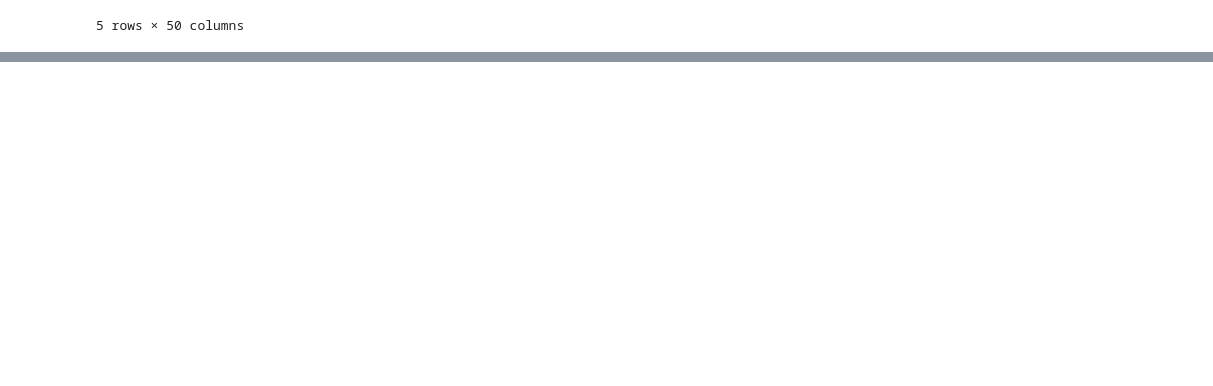
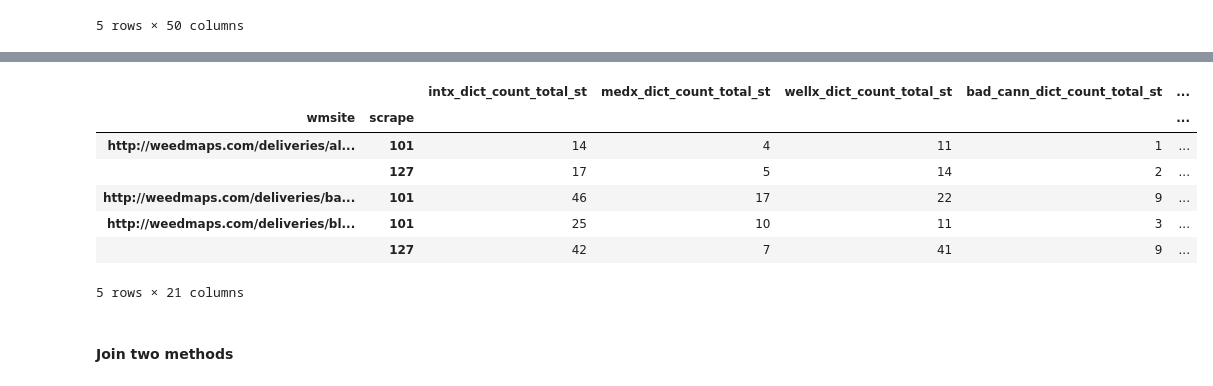
Before and after one commit to WenhaoP/Cannabis-Integration, a Jupyter notebook: BERT/dictionary_method.ipynb, the cells around one changed output, grey strips where cells are left out. Cells and saved outputs as stored; diff of their text form; code cells hidden in the pictures; blank space fills up the shorter version.

```diff
--- a/BERT/dictionary_method.ipynb
+++ b/BERT/dictionary_method.ipynb
@@ -98,0 +224,21 @@ final.head()
+# %%
+full_dataset['intx_dict_count_prop'] = full_dataset['intx_dict_count'] / full_dataset['total_word_count']
+full_dataset['medx_dict_count_prop'] = full_dataset['medx_dict_count'] / full_dataset['total_word_count']
+full_dataset['wellx_dict_count_prop'] = full_dataset['wellx_dict_count'] / full_dataset['total_word_count']
+full_dataset['bad_cann_dict_count_prop'] = full_dataset['bad_cann_dict_count'] / full_dataset['total_word_count']
+full_dataset['good_cann_dict_count_prop'] = full_dataset['good_cann_dict_count'] / full_dataset['total_word_count']
+# %%
+full_dataset['is_commoditization'] = ((full_dataset['total_word_count'] < 15) &
+                                      (full_dataset['intx_dict_count'] == 0) &
+                                      (full_dataset['medx_dict_count'] == 0) &
+                                      (full_dataset['wellx_dict_count'] == 0) &
+                                    #   (full_dataset['bad_cann_dict_count'] == 0) &
+                                    #   (full_dataset['good_cann_dict_count'] == 0) &
+                                      full_dataset['straindescription'].str.contains(r"(thc|cbd|%)"))
+                                    #   full_dataset['straindescription'].str.contains(r"\d+"))
+
+full_dataset['is_empty'] = ((full_dataset['total_word_count'] < 5) &
+                            (full_dataset['intx_dict_count'] == 0) &
+                            (full_dataset['medx_dict_count'] == 0) &
+                            (full_dataset['wellx_dict_count'] == 0) &
+                            (~ full_dataset['straindescription'].str.contains(r"(thc|cbd|%)")))
@@ -98,0 +255,34 @@ final.head()
+# %%
+label_obs = full_dataset.groupby(['wmsite', 'scrape'])['straindescription'].count()
+
+label_total = full_dataset.groupby(['wmsite', 'scrape'])[['intx_dict_count', 'medx_dict_count', 'wellx_dict_count',
+                                                          'bad_cann_dict_count', 'good_cann_dict_count', 'total_word_count',
+                                                          'is_commoditization', 'is_empty']].sum()
+label_total.columns = list(map(lambda x: x + "_total_st", label_total.columns))
+label_total['intx_dict_count_total_prop_st'] = label_total['intx_dict_count_total_st'] / label_total['total_word_count_total_st']
+label_total['medx_dict_count_total_prop_st'] = label_total['medx_dict_count_total_st'] / label_total['total_word_count_total_st']
+label_total['wellx_dict_count_total_prop_st'] = label_total['wellx_dict_count_total_st'] / label_total['total_word_count_total_st']
+label_total['bad_cann_dict_count_total_prop_st'] = label_total['bad_cann_dict_count_total_st'] / label_total['total_word_count_total_st']
+label_total['good_cann_dict_count_total_prop_st'] = label_total['good_cann_dict_count_total_st'] / label_total['total_word_count_total_st']
+
+label_avg = full_dataset.groupby(['wmsite', 'scrape'])[['intx_dict_count_prop', 'medx_dict_count_prop', 'wellx_dict_count_prop',
+                                                        'bad_cann_dict_count_prop', 'good_cann_dict_count_prop']].mean()
+label_avg.columns = list(map(lambda x: x + "_avg_st", label_avg.columns))
+# %%
+final_st = label_total.join(label_avg).join(label_obs)
+final_st = final_st.rename(columns={'straindescription': 'num_obs_total_st'})
+final_st['is_commoditization_prop_st'] = final_st['is_commoditization_total_st'] / final_st['num_obs_total_st']
+final_st['is_empty_prop_st'] = final_st['is_empty_total_st'] / final_st['num_obs_total_st']
+# final_st = final_st.reset_index()
+final_st.head()
+# %% [output]
+|  |  | intx_dict_count_total_st | medx_dict_count_total_st | wellx_dict_count_total_st | bad_cann_dict_count_total_st | ... |
+| wmsite | scrape |  |  |  |  | ... |
+| http://weedmaps.com/deliveries/al... | 101 | 14 | 4 | 11 | 1 | ... |
+|  | 127 | 17 | 5 | 14 | 2 | ... |
+| http://weedmaps.com/deliveries/ba... | 101 | 46 | 17 | 22 | 9 | ... |
+| http://weedmaps.com/deliveries/bl... | 101 | 25 | 10 | 11 | 3 | ... |
+|  | 127 | 42 | 7 | 41 | 9 | ... |
+5 rows × 21 columns
+# %% [markdown]
+#### Join two methods
```
Also changed, not shown: parts of 38 cells of this notebook.
